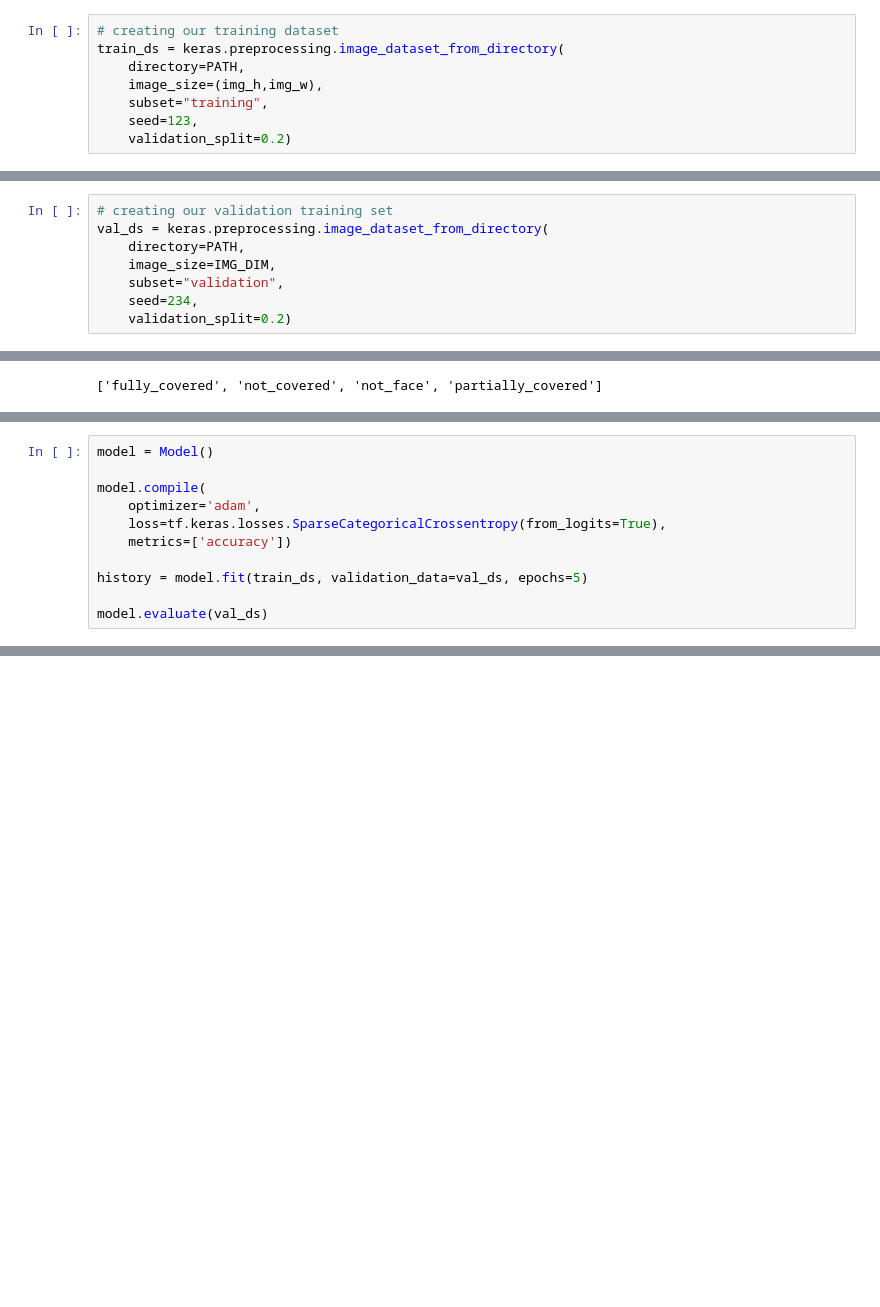
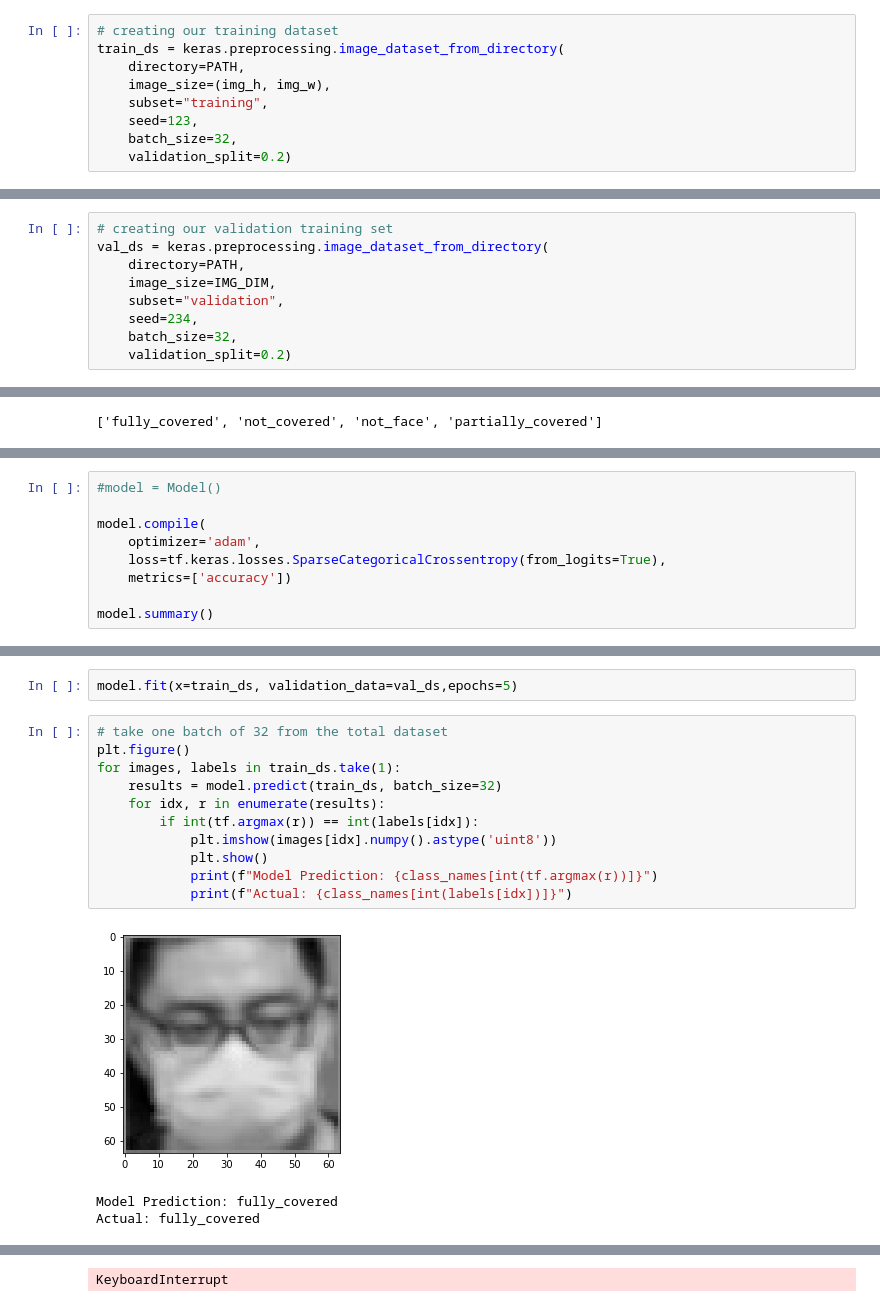
Before and after one commit to EricHayter/Python_Machine_Learning, a Jupyter notebook: face_masks/face_masks.ipynb, the cells around one changed output, grey strips where cells are left out. Saved outputs shown, nothing was run; the diff lists cells and outputs as text; blank space fills up the shorter version.

Commit message:
tried applying model to parts of the dataset

```diff
--- a/face_masks/face_masks.ipynb
+++ b/face_masks/face_masks.ipynb
@@ -22,9 +21,10 @@ LABELS = ["Fully Covered", "Not Covered", "Not a Face", "Partially Covered"]
 # creating our training dataset
 train_ds = keras.preprocessing.image_dataset_from_directory(
     directory=PATH,
-    image_size=(img_h,img_w),
+    image_size=(img_h, img_w),
     subset="training",
     seed=123,
+    batch_size=32,
     validation_split=0.2)
 # %% [output]
 Found 6621 files belonging to 4 classes.
@@ -36,6 +36,7 @@ val_ds = keras.preprocessing.image_dataset_from_directory(
     image_size=IMG_DIM,
     subset="validation",
     seed=234,
+    batch_size=32,
     validation_split=0.2)
 # %% [output]
 Found 6621 files belonging to 4 classes.
@@ -74,12 +87,10 @@ class Model(keras.Model):
 # %%
-model = Model()
+#model = Model()
 
 model.compile(
     optimizer='adam',
     loss=tf.keras.losses.SparseCategoricalCrossentropy(from_logits=True),
     metrics=['accuracy'])
 
-history = model.fit(train_ds, validation_data=val_ds, epochs=5)
-
-model.evaluate(val_ds)
+model.summary()
 # %% [output]
@@ -97,0 +114,17 @@ Epoch 5/5
+# %%
+model.fit(x=train_ds, validation_data=val_ds,epochs=5)
+# %%
+# take one batch of 32 from the total dataset
+plt.figure()
+for images, labels in train_ds.take(1):
+    results = model.predict(train_ds, batch_size=32)
+    for idx, r in enumerate(results):
+        if int(tf.argmax(r)) == int(labels[idx]):
+            plt.imshow(images[idx].numpy().astype('uint8'))
+            plt.show()
+            print(f"Model Prediction: {class_names[int(tf.argmax(r))]}")
+            print(f"Actual: {class_names[int(labels[idx])]}")
+# %% [output]
+[figure, added]
+Model Prediction: fully_covered
+Actual: fully_covered
@@ -97,0 +146 @@ Epoch 5/5
+KeyboardInterrupt
```
Also changed, not shown: parts of 5 cells of this notebook.
